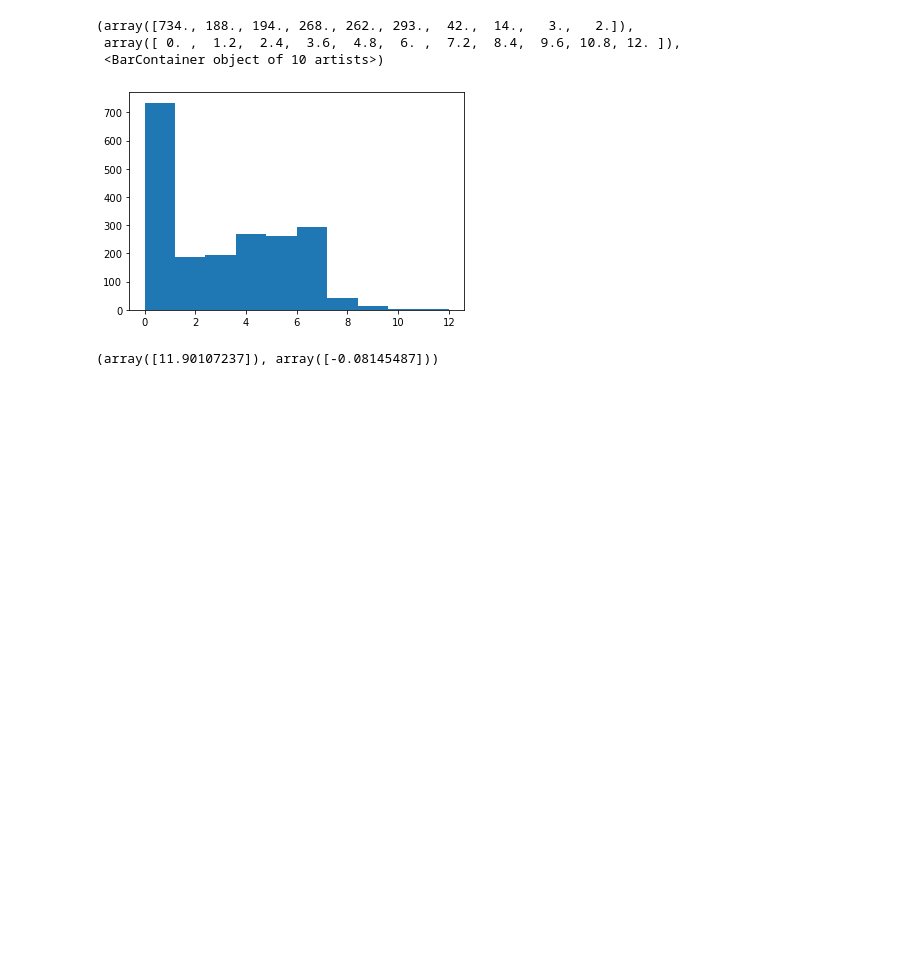
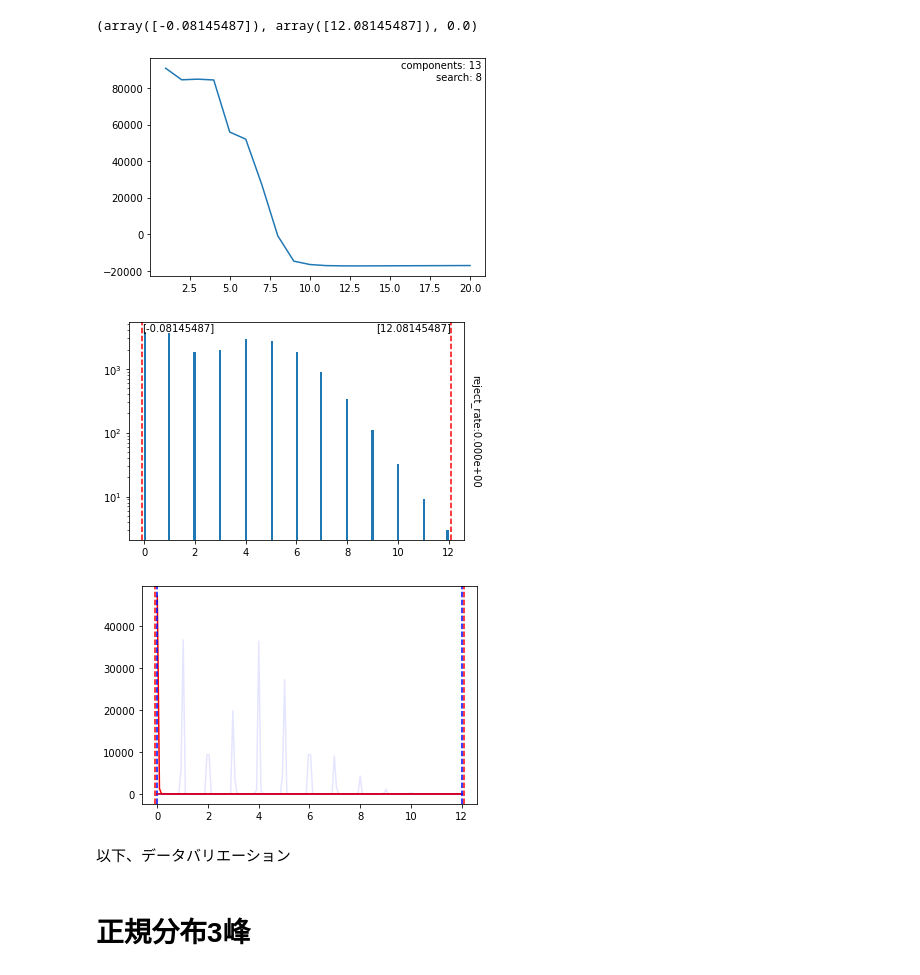
Before and after one commit to notfolder/R-datagen, a Jupyter notebook: pytho-gmm.ipynb, the cells around one changed output. Drawn from its saved outputs; the diff is of its cells as text; code cells hidden in the pictures; blank space fills up the shorter version.

```diff
--- a/pytho-gmm.ipynb
+++ b/pytho-gmm.ipynb
@@ -133,15 +208,17 @@ class OutlyerModel(BaseEstimator, TransformerMixin):
 # %%
-y = np.random.poisson(lam=1.0, size=1000)
-y = np.append(y, np.random.poisson(lam=2.0, size=1000) + 3)
+y = np.random.poisson(lam=1.0, size=10000)
+y = np.append(y, np.random.poisson(lam=2.0, size=10000) + 3)
 y[1999] = 12
-plt.hist(y)
-# %% [output]
-(array([734., 188., 194., 268., 262., 293.,  42.,  14.,   3.,   2.]),
- array([ 0. ,  1.2,  2.4,  3.6,  4.8,  6. ,  7.2,  8.4,  9.6, 10.8, 12. ]),
- <BarContainer object of 10 artists>)
-[figure, removed]
 # %%
 outlyer = OutlyerModel()
-outlyer.fit_transform(y)
+display(outlyer.fit_transform(y))
+outlyer.plot()
 # %% [output]
-(array([11.90107237]), array([-0.08145487]))
+(array([-0.08145487]), array([12.08145487]), 0.0)
+[figure, added]
+[figure, added]
+[figure, added]
+# %% [markdown]
+以下、データバリエーション
+# %% [markdown]
+# 正規分布3峰
```
Also changed, not shown: parts of 14 cells of this notebook.
